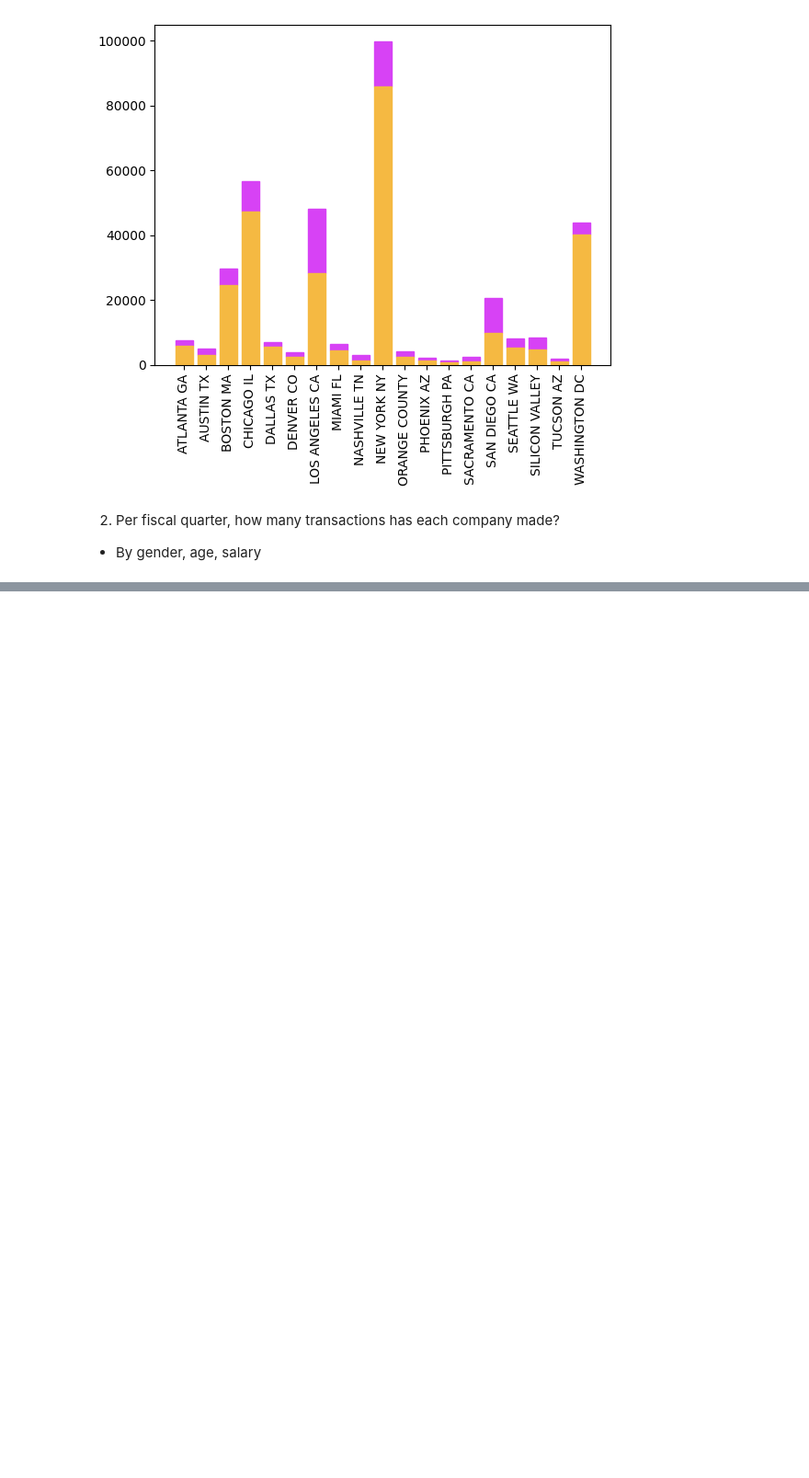
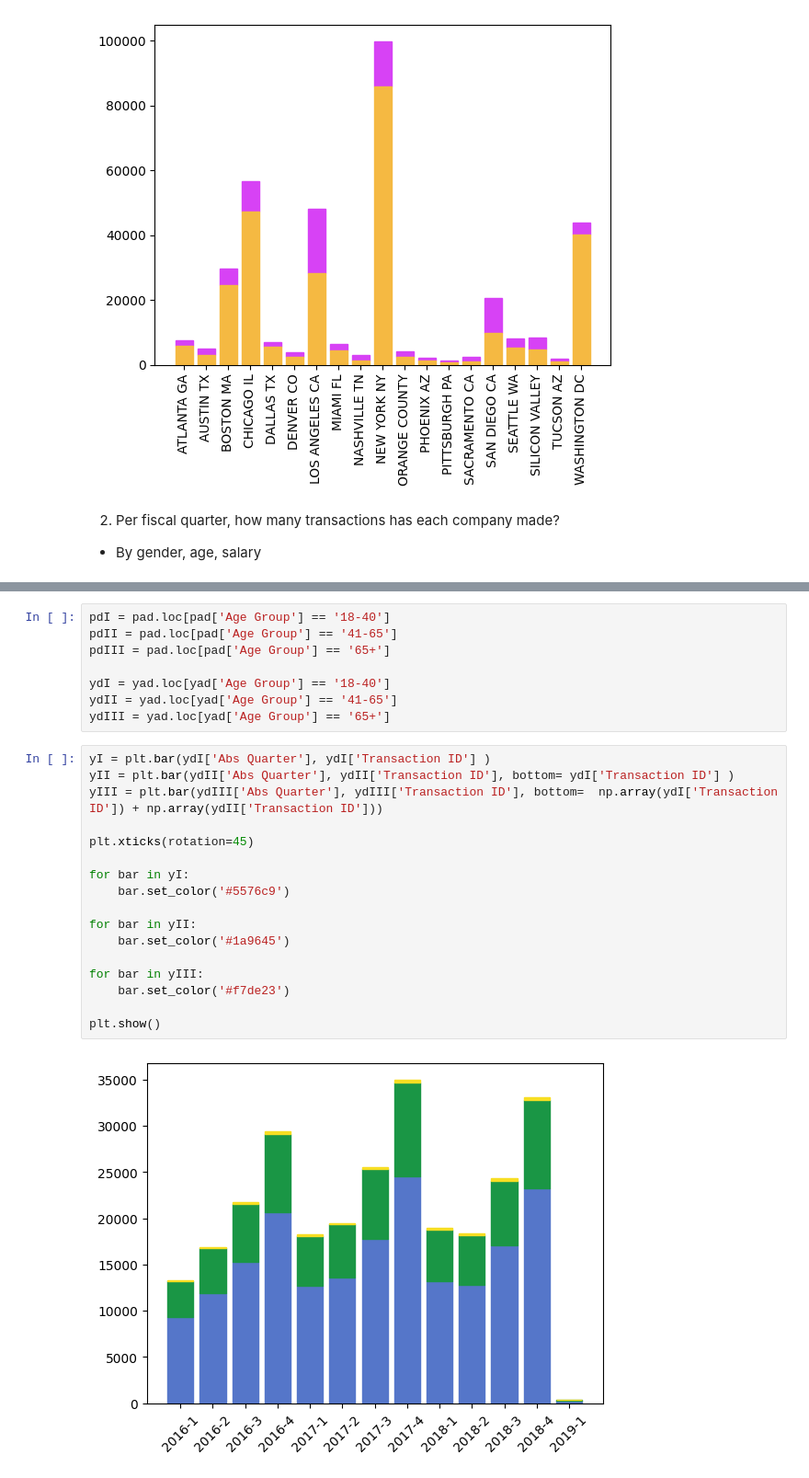
Before and after one commit to nureinumeya1999/Cab-Investment, a Jupyter notebook: src/EDA.ipynb, the cells around one changed output, grey strips where cells are left out. Shown: that part at 92% size. Saved outputs shown, nothing was run; the diff lists cells and outputs as text; blank space fills up the shorter version.

```diff
--- a/src/EDA.ipynb
+++ b/src/EDA.ipynb
@@ -491,0 +406,27 @@ plt.show()
+# %%
+pdI = pad.loc[pad['Age Group'] == '18-40']
+pdII = pad.loc[pad['Age Group'] == '41-65']
+pdIII = pad.loc[pad['Age Group'] == '65+']
+
+ydI = yad.loc[yad['Age Group'] == '18-40']
+ydII = yad.loc[yad['Age Group'] == '41-65']
+ydIII = yad.loc[yad['Age Group'] == '65+']
+# %%
+yI = plt.bar(ydI['Abs Quarter'], ydI['Transaction ID'] )
+yII = plt.bar(ydII['Abs Quarter'], ydII['Transaction ID'], bottom= ydI['Transaction ID'] )
+yIII = plt.bar(ydIII['Abs Quarter'], ydIII['Transaction ID'], bottom=  np.array(ydI['Transaction ID']) + np.array(ydII['Transaction ID']))
+
+plt.xticks(rotation=45)
+
+for bar in yI:
+    bar.set_color('#5576c9')
+
+for bar in yII:
+    bar.set_color('#1a9645')
+
+for bar in yIII:
+    bar.set_color('#f7de23')
+
+plt.show()
+# %% [output]
+[figure, added]
```
Also changed, not shown: parts of 38 cells of this notebook.
